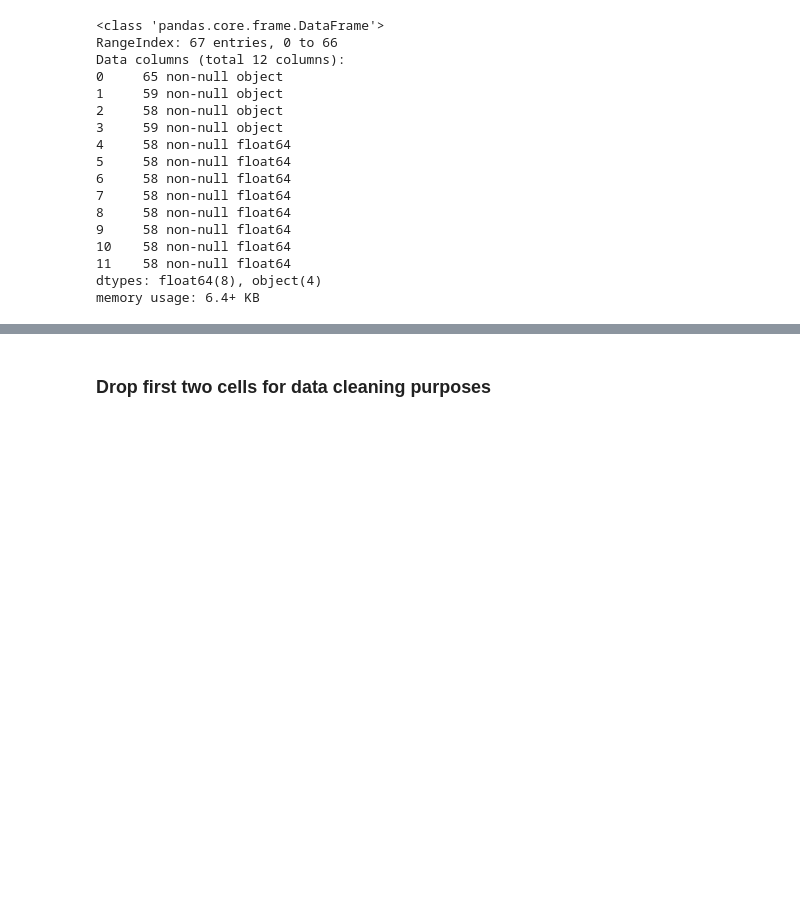
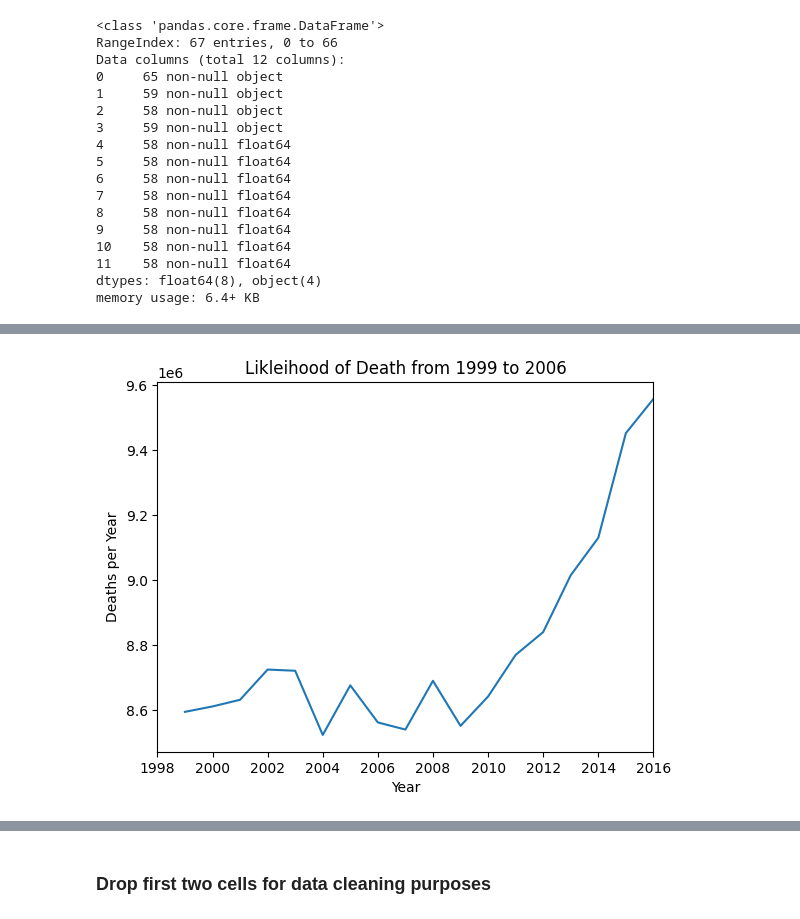
Before and after one commit to aaliu474/bana, a Jupyter notebook: BANA Assignment iteration 1.ipynb, the cells around one changed output, grey strips where cells are left out. Drawn from its saved outputs; the diff is of its cells as text; code cells hidden in the pictures; blank space fills up the shorter version.

```diff
--- a/BANA Assignment iteration 1.ipynb
+++ b/BANA Assignment iteration 1.ipynb
@@ -71,0 +75,6 @@ memory usage: 6.4+ KB
+# %%
+df1.head()
+
+# Group by the year and sum all the deaths for each year
+df1_likelihood=df1.groupby('Year')['Deaths'].agg('sum')
+df1_likelihood
@@ -71,0 +102,13 @@ memory usage: 6.4+ KB
+# %%
+# Plot the data
+plt.figure()
+plt.ylabel("Deaths per Year")
+plt.xlim(1998,2016)
+plt.xlabel("Year")
+plt.title("Likleihood of Death from 1999 to 2006")
+
+plt.plot(df1_likelihood.index,df1_likelihood.values)
+
+plt.show()
+# %% [output]
+[figure, added]
```
Also changed, not shown: parts of 18 cells of this notebook.
